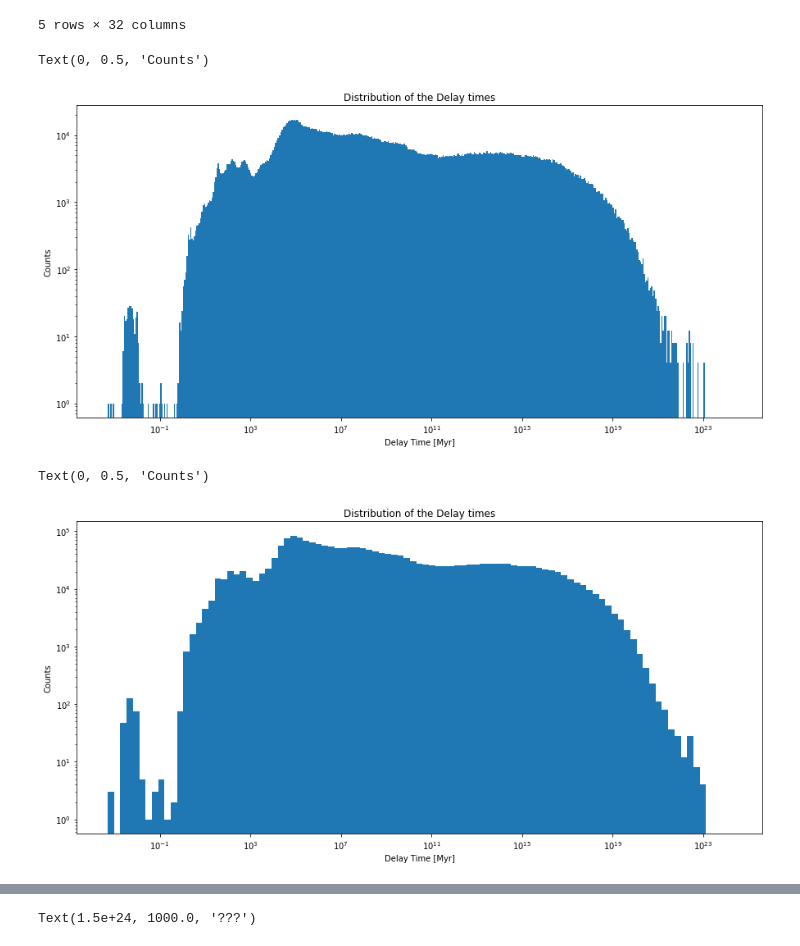
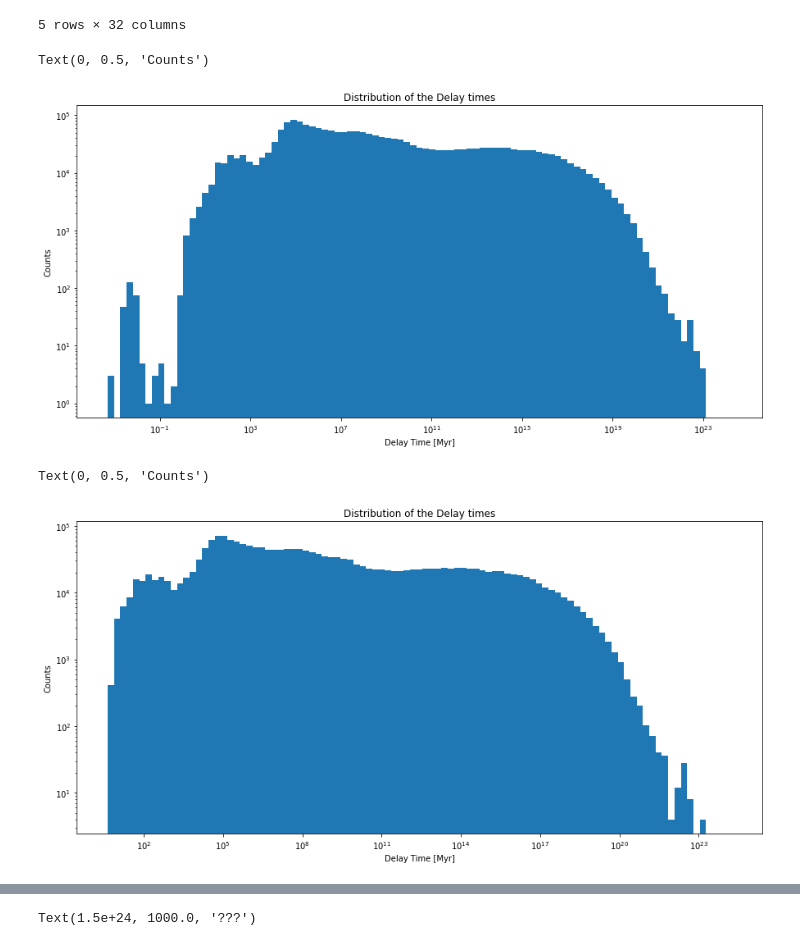
Before and after one commit to Bahadoram/Delay-Time-Dist.-of-Compact-Binary-Objects, a Jupyter notebook: distribution_fitting.ipynb, the cells around one changed output, grey strips where cells are left out. Cells and saved outputs as stored; diff of their text form; code cells hidden in the pictures.

Commit message:
add some plots and references

```diff
--- a/distribution_fitting.ipynb
+++ b/distribution_fitting.ipynb
@@ -30,7 +30,7 @@ BHBH.head()
 fig, ax = plt.subplots(figsize=(15,7))
 
 #b = np.histogram_bin_edges(BHBH[(BHBH.Delay_Time<1e18)].Delay_Time, bins='rice') # does not work with bind='fd'
-b = np.logspace(np.log10(min(BHBH.Delay_Time)), np.log10(max(BHBH[(BHBH.Delay_Time<1e26)].Delay_Time)), 500)
+b = np.logspace(np.log10(min(BHBH.Delay_Time)), np.log10(max(BHBH[(BHBH.Delay_Time<1e26)].Delay_Time)), 100)
 entries, edges, _ = ax.hist(BHBH[(BHBH.Delay_Time<1e26)].Delay_Time, bins=b)
 
 # calculate bin centers
@@ -44,23 +44,23 @@ ax.set_xlabel('Delay Time [Myr]')
 ax.set_ylabel('Counts')
 # %% [output]
 Text(0, 0.5, 'Counts')
-[figure, old version]
+[figure, new version]
 # %%
 fig, ax = plt.subplots(figsize=(15,7))
 
 #b = np.histogram_bin_edges(BHBH[(BHBH.Delay_Time<1e18)].Delay_Time, bins='rice') # does not work with bind='fd'
-b = np.logspace(np.log10(min(BHBH.Delay_Time)), np.log10(max(BHBH.Delay_Time)), 100)
-entries, edges, _ = ax.hist(BHBH.Delay_Time, bins=b)
+b = np.logspace(np.log10(min(BHBH.Delay_Time+BHBH.BWorldtime)), np.log10(max(BHBH.Delay_Time+BHBH.BWorldtime)), 100)
+entries, edges, _ = ax.hist(BHBH.Delay_Time+BHBH.BWorldtime, bins=b)
 
 # calculate bin centers
 bin_centers = 0.5 * (edges[:-1] + edges[1:])
 
 ax.set_xscale('log')
 ax.set_yscale('log')
 
 ax.set_title('Distribution of the Delay times')
 ax.set_xlabel('Delay Time [Myr]')
 ax.set_ylabel('Counts')
 # %% [output]
 Text(0, 0.5, 'Counts')
-[figure, old version]
+[figure, new version]
```
Also changed, not shown: parts of 6 cells of this notebook, 8 other files.
